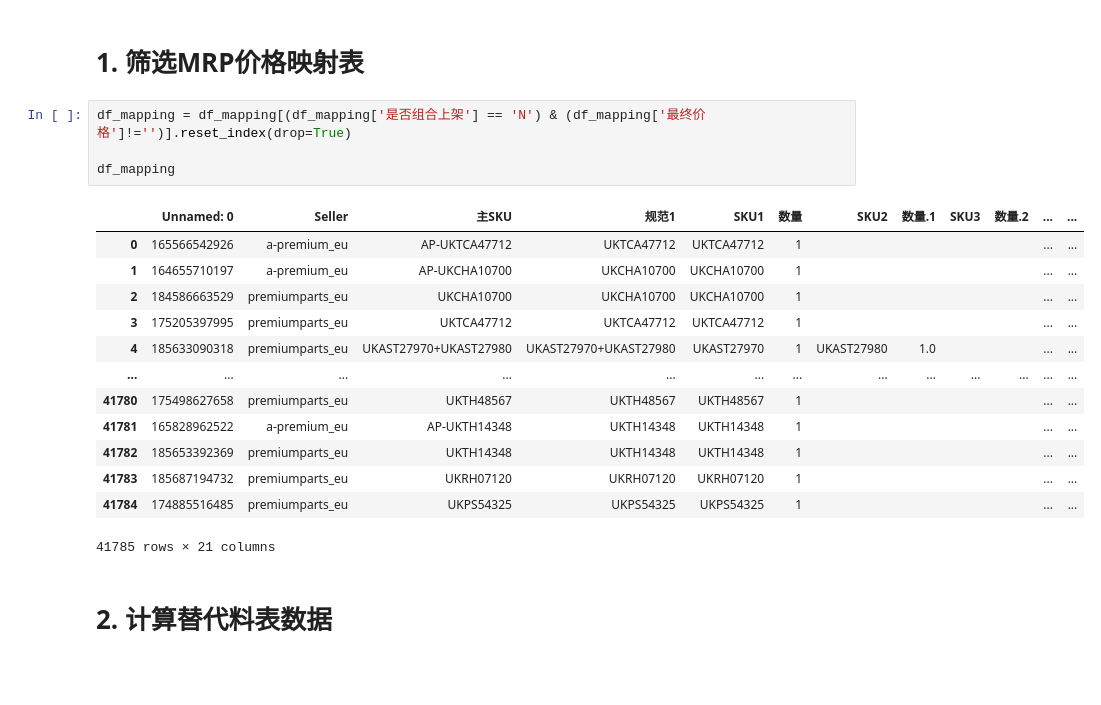
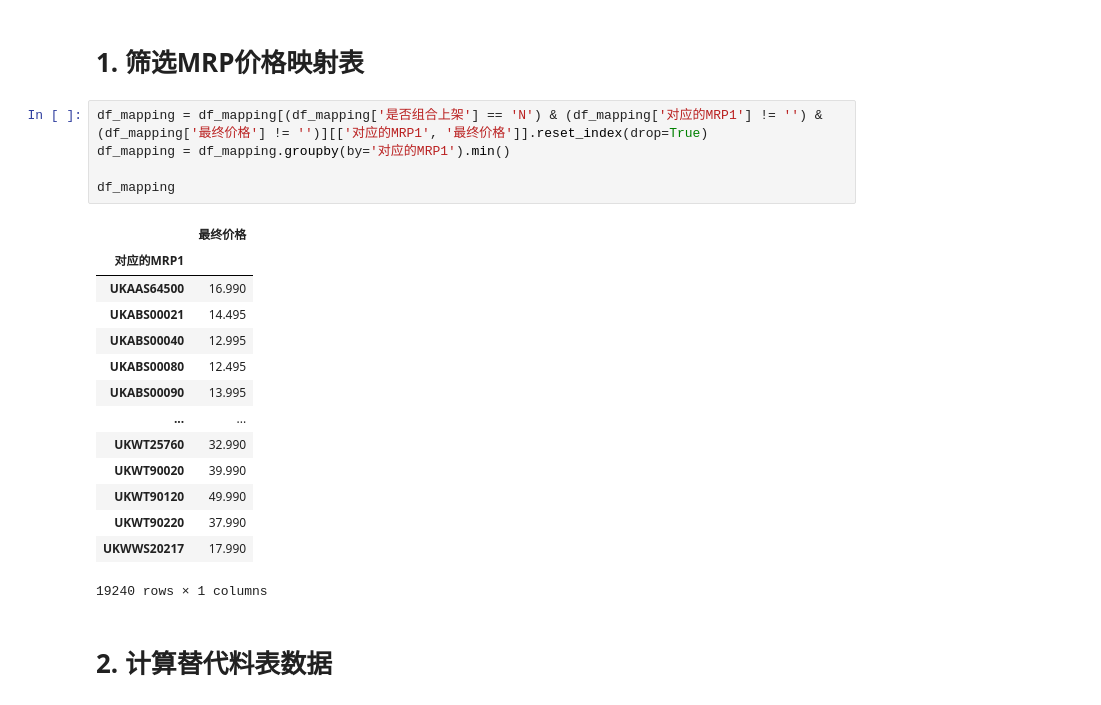
Before and after one commit to hzm1124/YangTeng, a Jupyter notebook: 6.UK利润/1-每周MRP-Lennon.ipynb, the cells around one changed output. Saved outputs shown, nothing was run; the diff lists cells and outputs as text; blank space fills up the shorter version.

```diff
--- a/6.UK利润/1-每周MRP-Lennon.ipynb
+++ b/6.UK利润/1-每周MRP-Lennon.ipynb
@@ -246,23 +246,25 @@ df_profit
 # %% [markdown]
 # 1. 筛选MRP价格映射表
 # %%
-df_mapping = df_mapping[(df_mapping['是否组合上架'] == 'N') & (df_mapping['最终价格']!='')].reset_index(drop=True)
+df_mapping = df_mapping[(df_mapping['是否组合上架'] == 'N') & (df_mapping['对应的MRP1'] != '') & (df_mapping['最终价格'] != '')][['对应的MRP1', '最终价格']].reset_index(drop=True)
+df_mapping = df_mapping.groupby(by='对应的MRP1').min()
 
 df_mapping
 # %% [output]
-|  | Unnamed: 0 | Seller | 主SKU | 规范1 | SKU1 | 数量 | SKU2 | 数量.1 | SKU3 | 数量.2 | ... | ... |
-| 0 | 165566542926 | a-premium_eu | AP-UKTCA47712 | UKTCA47712 | UKTCA47712 | 1 |  |  |  |  | ... | ... |
-| 1 | 164655710197 | a-premium_eu | AP-UKCHA10700 | UKCHA10700 | UKCHA10700 | 1 |  |  |  |  | ... | ... |
-| 2 | 184586663529 | premiumparts_eu | UKCHA10700 | UKCHA10700 | UKCHA10700 | 1 |  |  |  |  | ... | ... |
-| 3 | 175205397995 | premiumparts_eu | UKTCA47712 | UKTCA47712 | UKTCA47712 | 1 |  |  |  |  | ... | ... |
-| 4 | 185633090318 | premiumparts_eu | UKAST27970+UKAST27980 | UKAST27970+UKAST27980 | UKAST27970 | 1 | UKAST27980 | 1.0 |  |  | ... | ... |
-| ... | ... | ... | ... | ... | ... | ... | ... | ... | ... | ... | ... | ... |
-| 41780 | 175498627658 | premiumparts_eu | UKTH48567 | UKTH48567 | UKTH48567 | 1 |  |  |  |  | ... | ... |
-| 41781 | 165828962522 | a-premium_eu | AP-UKTH14348 | UKTH14348 | UKTH14348 | 1 |  |  |  |  | ... | ... |
-| 41782 | 185653392369 | premiumparts_eu | UKTH14348 | UKTH14348 | UKTH14348 | 1 |  |  |  |  | ... | ... |
-| 41783 | 185687194732 | premiumparts_eu | UKRH07120 | UKRH07120 | UKRH07120 | 1 |  |  |  |  | ... | ... |
-| 41784 | 174885516485 | premiumparts_eu | UKPS54325 | UKPS54325 | UKPS54325 | 1 |  |  |  |  | ... | ... |
+|  | 最终价格 |
+| 对应的MRP1 |  |
+| UKAAS64500 | 16.990 |
+| UKABS00021 | 14.495 |
+| UKABS00040 | 12.995 |
+| UKABS00080 | 12.495 |
+| UKABS00090 | 13.995 |
+| ... | ... |
+| UKWT25760 | 32.990 |
+| UKWT90020 | 39.990 |
+| UKWT90120 | 49.990 |
+| UKWT90220 | 37.990 |
+| UKWWS20217 | 17.990 |
-41785 rows × 21 columns
+19240 rows × 1 columns
 # %% [markdown]
 # 2. 计算替代料表数据
 # %%
```
Also changed, not shown: parts of 3 cells of this notebook, 1 other file.
